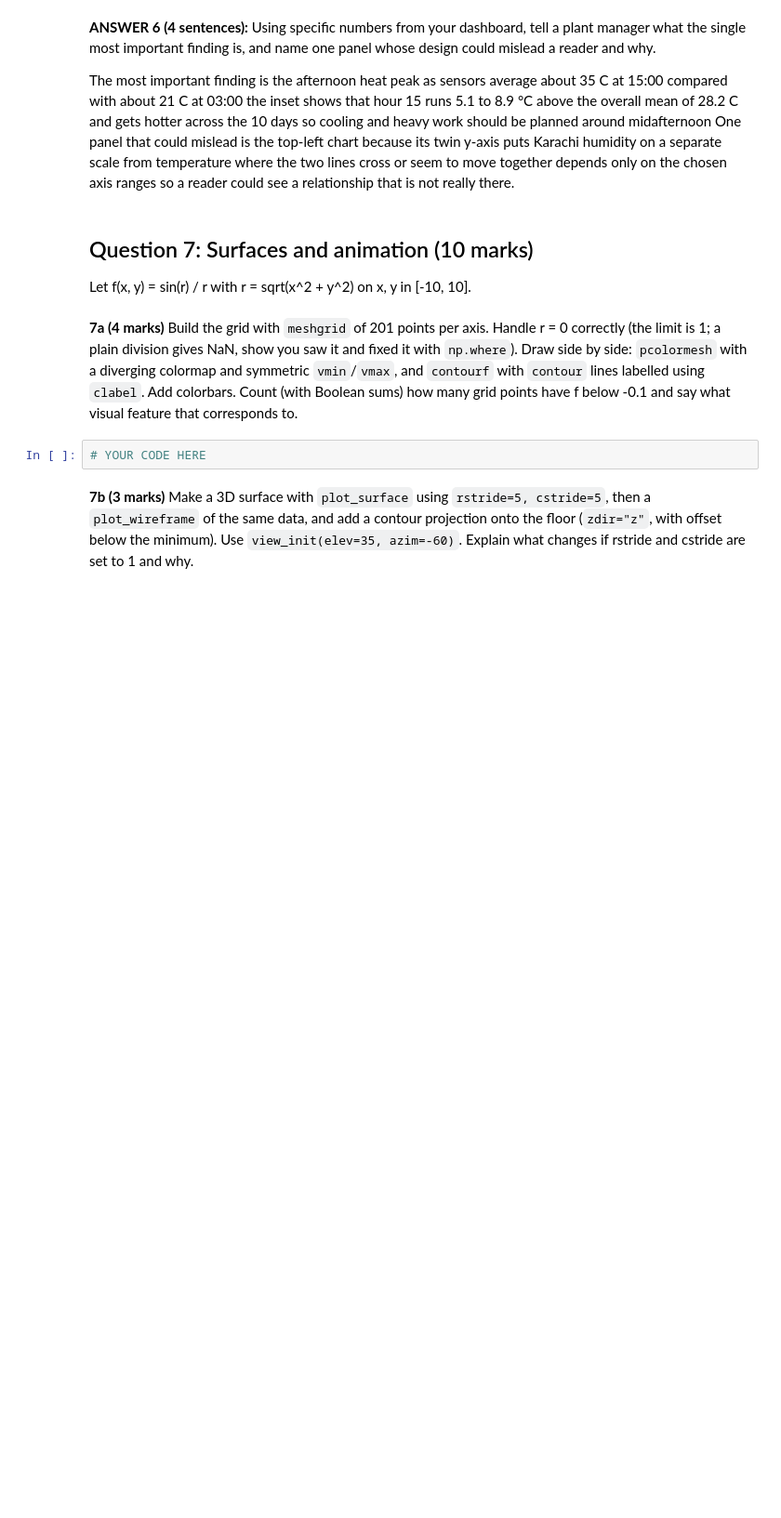
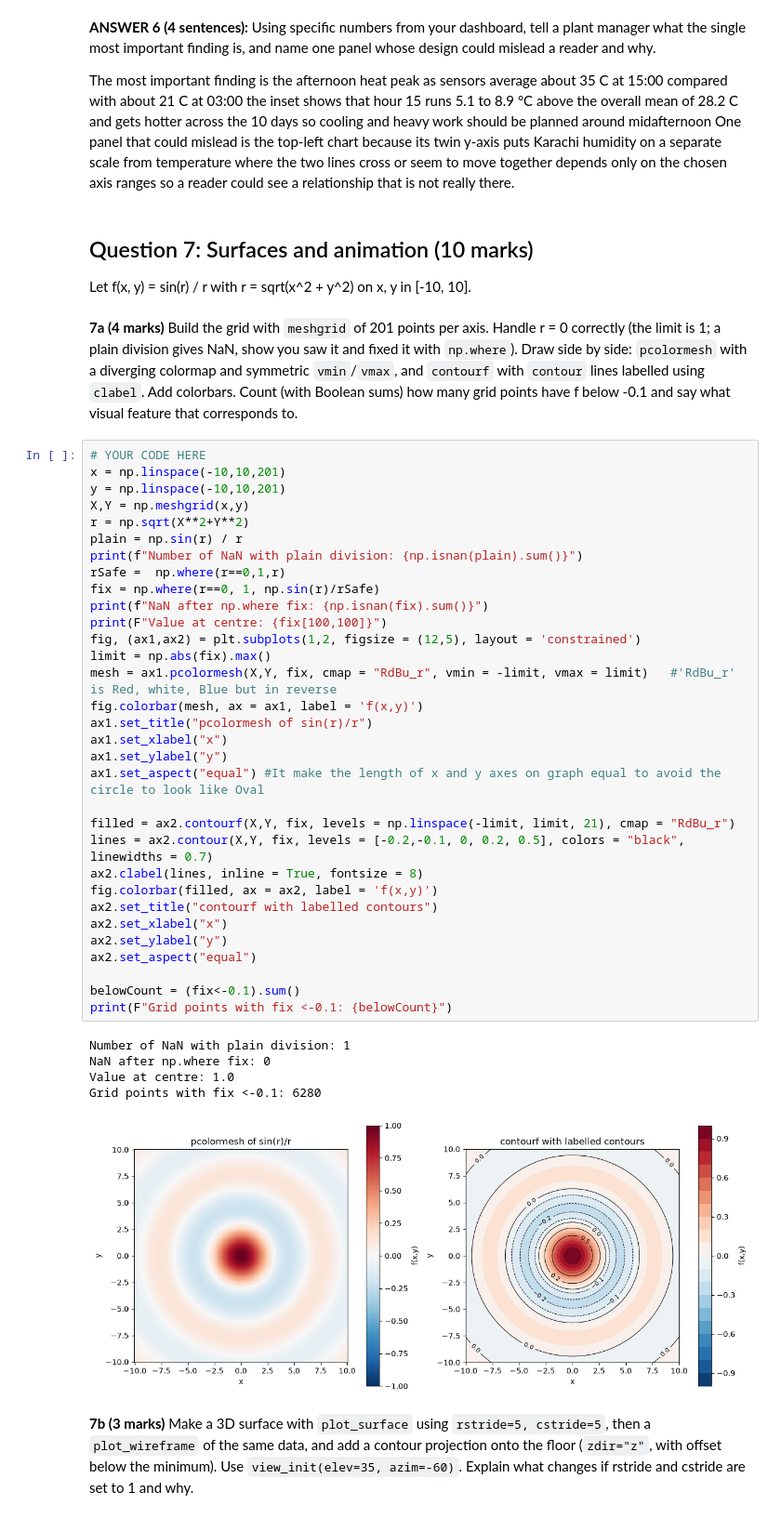
Before and after one commit to Muhammad-Ali-Sajjad-12/PAI-A3-25F-0105, a Jupyter notebook: Assignment3_Programming_for_AI.ipynb, the cells around one changed output. Shown at 93% size. Saved outputs shown, nothing was run; the diff lists cells and outputs as text; blank space fills up the shorter version.

```diff
--- a/Assignment3_Programming_for_AI.ipynb
+++ b/Assignment3_Programming_for_AI.ipynb
@@ -955,7 +955,43 @@ The most important finding is the afternoon heat peak as sensors average about 3
 Let f(x, y) = sin(r) / r with r = sqrt(x^2 + y^2) on x, y in [-10, 10].
 # %% [markdown]
 **7a (4 marks)** Build the grid with `meshgrid` of 201 points per axis. Handle r = 0 correctly (the limit is 1; a plain division gives NaN, show you saw it and fixed it with `np.where`). Draw side by side: `pcolormesh` with a diverging colormap and symmetric `vmin`/`vmax`, and `contourf` with `contour` lines labelled using `clabel`. Add colorbars. Count (with Boolean sums) how many grid points have f below -0.1 and say what visual feature that corresponds to.
-# %%
-# YOUR CODE HERE
+# %%
+# YOUR CODE HERE
+x = np.linspace(-10,10,201)
+y = np.linspace(-10,10,201)
+X,Y = np.meshgrid(x,y)
+r = np.sqrt(X**2+Y**2)
+plain = np.sin(r) / r
+print(f"Number of NaN with plain division: {np.isnan(plain).sum()}")
+rSafe =  np.where(r==0,1,r)
+fix = np.where(r==0, 1, np.sin(r)/rSafe)
+print(f"NaN after np.where fix: {np.isnan(fix).sum()}")
+print(F"Value at centre: {fix[100,100]}")
+fig, (ax1,ax2) = plt.subplots(1,2, figsize = (12,5), layout = 'constrained')
+limit = np.abs(fix).max()
+mesh = ax1.pcolormesh(X,Y, fix, cmap = "RdBu_r", vmin = -limit, vmax = limit)   #'RdBu_r' is Red, white, Blue but in reverse
+fig.colorbar(mesh, ax = ax1, label = 'f(x,y)')
+ax1.set_title("pcolormesh of sin(r)/r")
+ax1.set_xlabel("x")
+ax1.set_ylabel("y")
+ax1.set_aspect("equal") #It make the length of x and y axes on graph equal to avoid the circle to look like Oval
+
+filled = ax2.contourf(X,Y, fix, levels = np.linspace(-limit, limit, 21), cmap = "RdBu_r")
+lines = ax2.contour(X,Y, fix, levels = [-0.2,-0.1, 0, 0.2, 0.5], colors = "black", linewidths = 0.7)
+ax2.clabel(lines, inline = True, fontsize = 8)
+fig.colorbar(filled, ax = ax2, label = 'f(x,y)')
+ax2.set_title("contourf with labelled contours")
+ax2.set_xlabel("x")
+ax2.set_ylabel("y")
+ax2.set_aspect("equal")
+
+belowCount = (fix<-0.1).sum()
+print(F"Grid points with fix <-0.1: {belowCount}")
+# %% [output]
+Number of NaN with plain division: 1
+NaN after np.where fix: 0
+Value at centre: 1.0
+Grid points with fix <-0.1: 6280
+[figure, added]
 # %% [markdown]
 **7b (3 marks)** Make a 3D surface with `plot_surface` using `rstride=5, cstride=5`, then a `plot_wireframe` of the same data, and add a contour projection onto the floor (`zdir="z"`, with offset below the minimum). Use `view_init(elev=35, azim=-60)`. Explain what changes if rstride and cstride are set to 1 and why.
```
Also changed, not shown: parts of 5 cells of this notebook, 2 other files.
